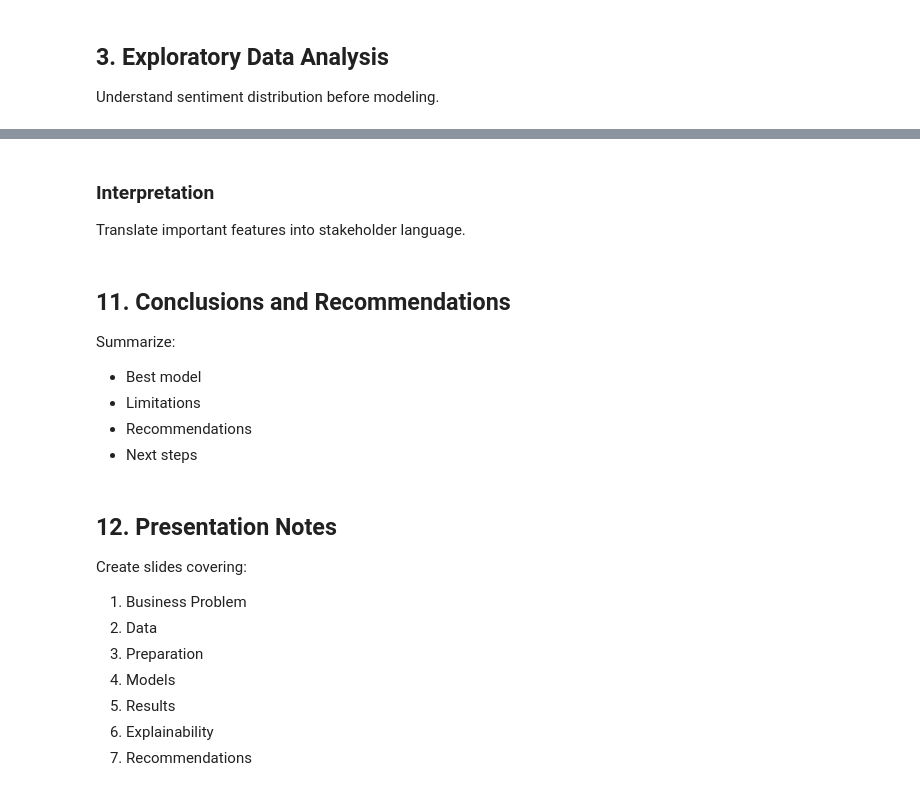
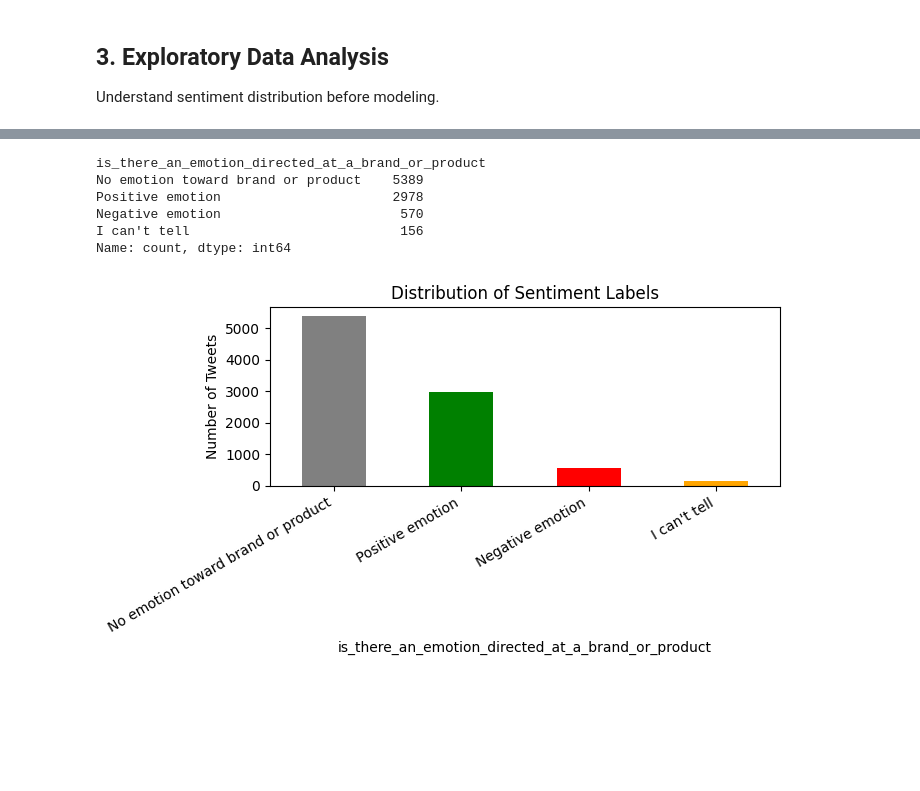
Before and after one commit to Chirry254/phase4-nlp-twitter-sentiment-analysis, a Jupyter notebook: notebooks/phase4_project.ipynb, the cells around one changed output, grey strips where cells are left out. Cells and saved outputs as stored; diff of their text form; code cells hidden in the pictures; blank space fills up the shorter version.

Commit message:
Complete notebook analysis, add outputs and presentation

```diff
--- a/notebooks/phase4_project.ipynb
+++ b/notebooks/phase4_project.ipynb
@@ -140,22 +85,20 @@ Identify influential words and explain model behavior.
-# %% [markdown]
-### Interpretation
-Translate important features into stakeholder language.
-# %% [markdown]
-## 11. Conclusions and Recommendations
-
-Summarize:
-- Best model
-- Limitations
-- Recommendations
-- Next steps
-# %% [markdown]
-## 12. Presentation Notes
-
-Create slides covering:
-1. Business Problem
-2. Data
-3. Preparation
-4. Models
-5. Results
-6. Explainability
-7. Recommendations
+# %%
+target_col = 'is_there_an_emotion_directed_at_a_brand_or_product'
+print(df[target_col].value_counts())
+
+plt.figure(figsize=(7,4))
+df[target_col].value_counts().plot(kind='bar', color=['gray','green','red','orange'])
+plt.title('Distribution of Sentiment Labels')
+plt.ylabel('Number of Tweets')
+plt.xticks(rotation=30, ha='right')
+plt.tight_layout()
+plt.savefig('../images/label_distribution.png', dpi=120)
+plt.show()
+# %% [output]
+is_there_an_emotion_directed_at_a_brand_or_product
+No emotion toward brand or product    5389
+Positive emotion                      2978
+Negative emotion                       570
+I can't tell                           156
+Name: count, dtype: int64
+[figure, added]
```
Also changed, not shown: parts of 59 cells of this notebook, 10 other files.
